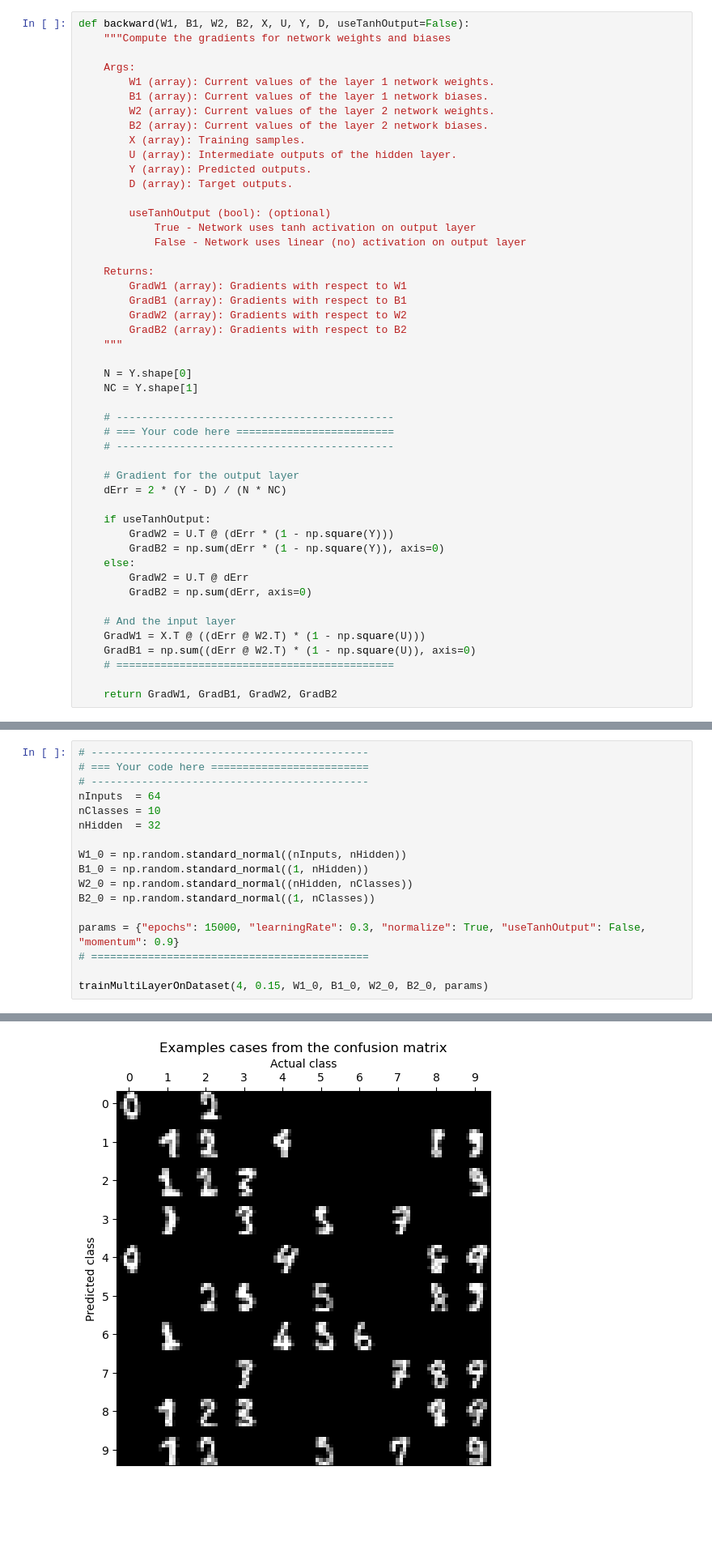
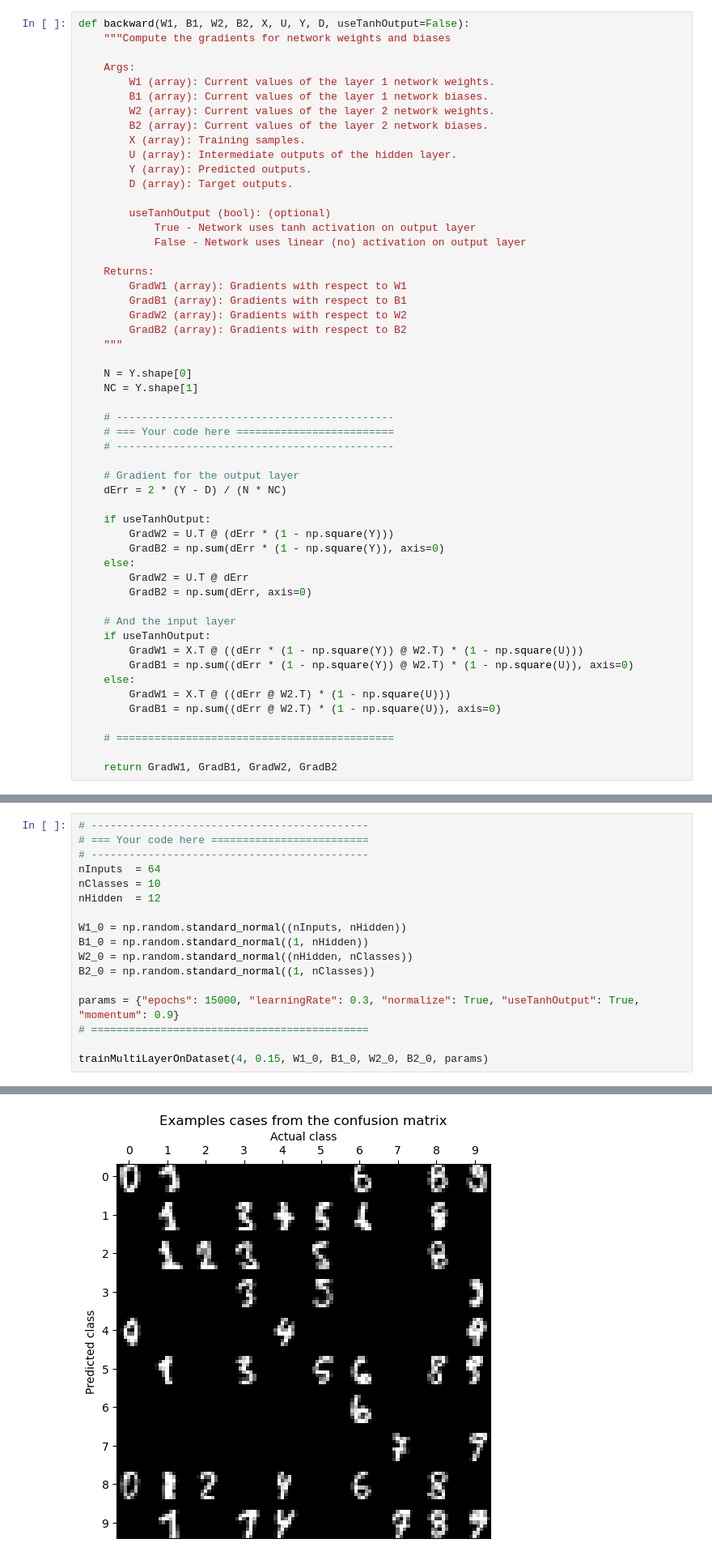
Before and after one commit to mfroeh/TBMI26, a Jupyter notebook: A1_Supervised/main3_MultiLayer.ipynb, the cells around one changed output, grey strips where cells are left out. Shown at 81% size. Saved outputs shown, nothing was run; the diff lists cells and outputs as text; blank space fills up the shorter version.

Commit message:
Correct W1 and B1 in case of useTanhOutput

```diff
--- a/A1_Supervised/main3_MultiLayer.ipynb
+++ b/A1_Supervised/main3_MultiLayer.ipynb
@@ -119,8 +119,13 @@ def backward(W1, B1, W2, B2, X, U, Y, D, useTanhOutput=False):
         GradB2 = np.sum(dErr, axis=0)
 
     # And the input layer
-    GradW1 = X.T @ ((dErr @ W2.T) * (1 - np.square(U)))
-    GradB1 = np.sum((dErr @ W2.T) * (1 - np.square(U)), axis=0)
+    if useTanhOutput:
+        GradW1 = X.T @ ((dErr * (1 - np.square(Y)) @ W2.T) * (1 - np.square(U)))
+        GradB1 = np.sum((dErr * (1 - np.square(Y)) @ W2.T) * (1 - np.square(U)), axis=0)
+    else:
+        GradW1 = X.T @ ((dErr @ W2.T) * (1 - np.square(U)))
+        GradB1 = np.sum((dErr @ W2.T) * (1 - np.square(U)), axis=0)
+
     # ============================================
 
     return GradW1, GradB1, GradW2, GradB2
@@ -492,14 +497,14 @@ Optimize the training until you reach at least 99% test accuracy. Briefly motiva
 # --------------------------------------------
 nInputs  = 64
 nClasses = 10
-nHidden  = 32
+nHidden  = 12
 
 W1_0 = np.random.standard_normal((nInputs, nHidden))
 B1_0 = np.random.standard_normal((1, nHidden))
 W2_0 = np.random.standard_normal((nHidden, nClasses))
 B2_0 = np.random.standard_normal((1, nClasses))
 
-params = {"epochs": 15000, "learningRate": 0.3, "normalize": True, "useTanhOutput": False, "momentum": 0.9}
+params = {"epochs": 15000, "learningRate": 0.3, "normalize": True, "useTanhOutput": True, "momentum": 0.9}
 # ============================================
 
 trainMultiLayerOnDataset(4, 0.15, W1_0, B1_0, W2_0, B2_0, params)
@@ -521,4 +526,4 @@ Test data confusion matrix:
-[figure, old version]
+[figure, new version]
 # %% [markdown]
 #### **<span style="color:red">Question 5:</span>**
 
```
Also changed, not shown: parts of 4 cells of this notebook.
